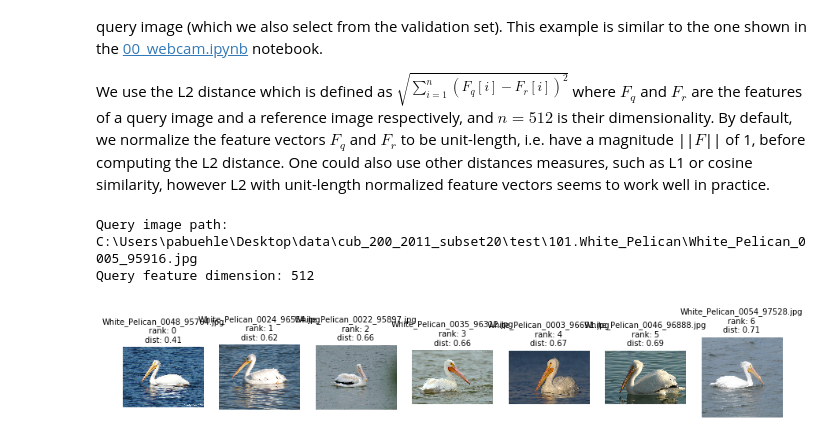
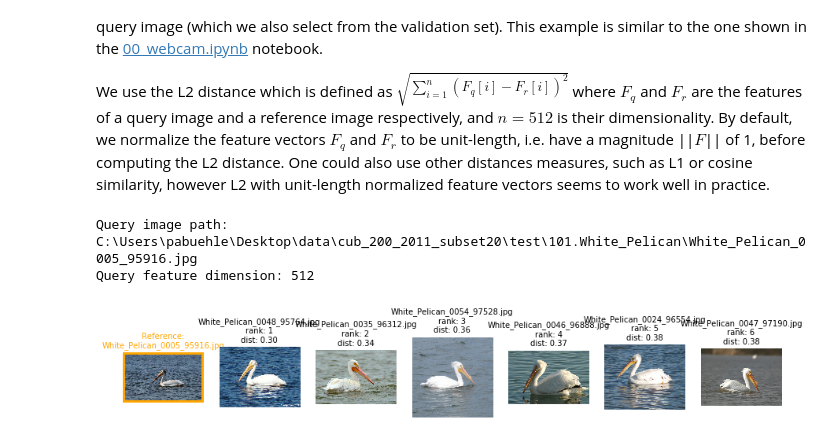
Before and after one commit to youngpark/computervision-recipes, a Jupyter notebook: scenarios/similarity/02_split_by_class.ipynb, the cells around one changed output. Saved outputs shown, nothing was run; the diff lists cells and outputs as text; code cells hidden in the pictures.

```diff
--- a/scenarios/similarity/02_split_by_class.ipynb
+++ b/scenarios/similarity/02_split_by_class.ipynb
@@ -81,7 +81,7 @@ DATA_RANKING_PATH = "C:/Users/pabuehle/Desktop/data/cub_200_2011_subset20/test"
 #DATA_PATH = unzip_url(Urls.fridge_objects_path, exist_ok=True)
 
 # DNN configuration and learning parameters
-EPOCHS_HEAD = 1 #4
+EPOCHS_HEAD = 0 #4
 EPOCHS_BODY = 0 #12
 LEARNING_RATE = 10* 1e-4
 BATCH_SIZE = 16
@@ -212,15 +207,15 @@ We use the L2 distance which is defined as <sup> $ \sqrt{\sum_{i=1}^{n}{(F_{q}[i
 # %%
 # Get the DNN feature for the query image
 query_im_path =  str(data_rank.train_ds.items[1])
 query_feature = dnn_features[query_im_path]
 print(f"Query image path: {query_im_path}")
 print(f"Query feature dimension: {len(query_feature)}")
 assert len(query_feature) == 512
 
 # Compute the distances between the query and all reference images
-distances = compute_distances(query_feature, valid_features)
+distances = compute_distances(query_feature, dnn_features)
 plot_distances(distances, num_rows=1, num_cols=7, figsize=(15,5))
 # %% [output]
 Query image path: C:\Users\pabuehle\Desktop\data\cub_200_2011_subset20\test\101.White_Pelican\White_Pelican_0005_95916.jpg
 Query feature dimension: 512
-[figure, old version]
+[figure, new version]
```
Also changed, not shown: parts of 18 cells of this notebook.
